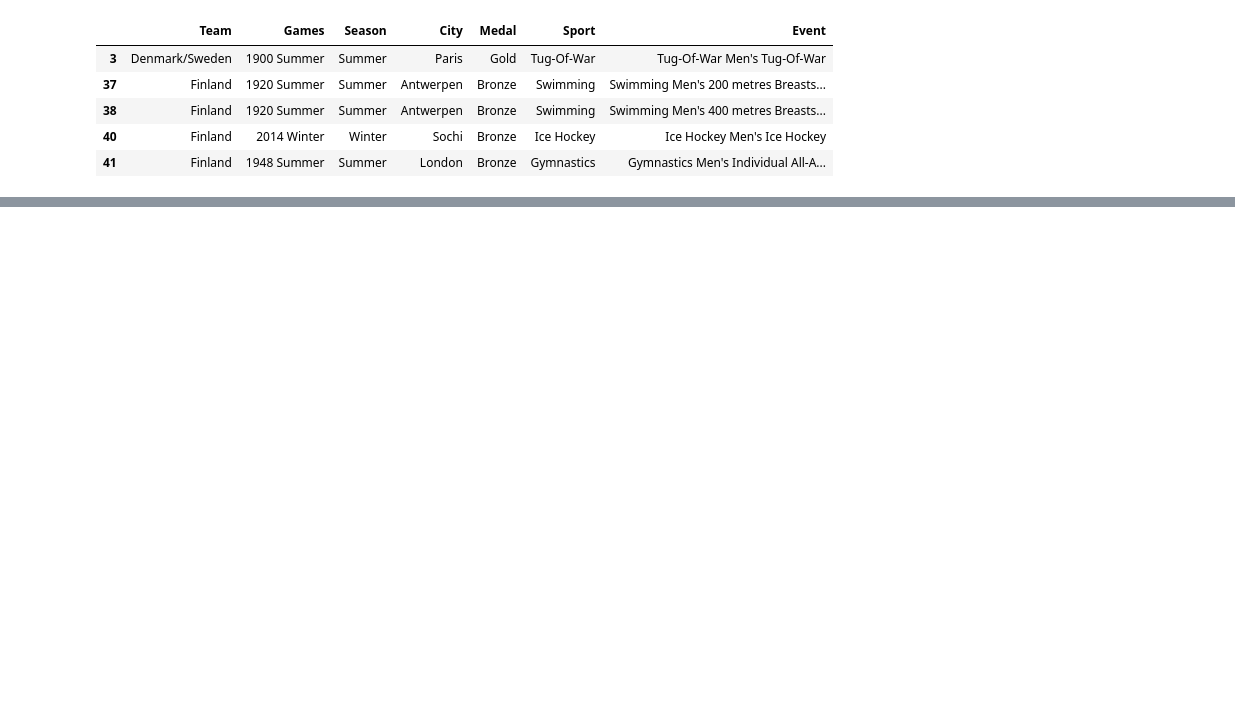
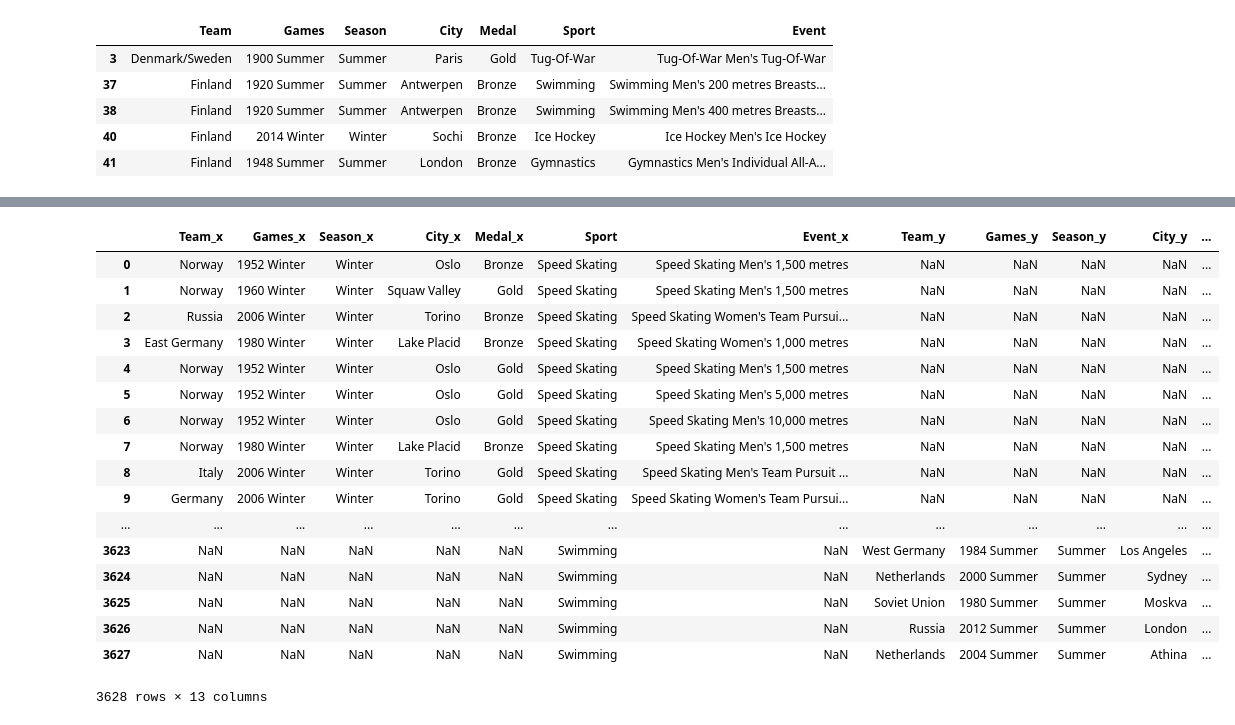
Before and after one commit to lwiggins32605/ETL-Project, a Jupyter notebook: 120 years of Olympic History.ipynb, the cells around one changed output, grey strips where cells are left out. Saved outputs shown, nothing was run; the diff lists cells and outputs as text; code cells hidden in the pictures; blank space fills up the shorter version.

```diff
--- a/120 years of Olympic History.ipynb
+++ b/120 years of Olympic History.ipynb
@@ -69,0 +108,3 @@ new_data_df.head()
+# %%
+swimming_data_df = new_data_df.loc[new_data_df["Sport"] == "Swimming", :]
+swimming_data_df.head()
@@ -69,0 +118,3 @@ new_data_df.head()
+# %%
+speed_skating_df = new_data_df.loc[new_data_df["Sport"] == "Speed Skating"]
+speed_skating_df.head()
@@ -69,0 +128,23 @@ new_data_df.head()
+# %%
+sport_merge = pd.merge(speed_skating_df, swimming_data_df,
+                       on="Sport", how="outer")
+sport_merge
+# %% [output]
+|  | Team_x | Games_x | Season_x | City_x | Medal_x | Sport | Event_x | Team_y | Games_y | Season_y | City_y | ... |
+| 0 | Norway | 1952 Winter | Winter | Oslo | Bronze | Speed Skating | Speed Skating Men's 1,500 metres | NaN | NaN | NaN | NaN | ... |
+| 1 | Norway | 1960 Winter | Winter | Squaw Valley | Gold | Speed Skating | Speed Skating Men's 1,500 metres | NaN | NaN | NaN | NaN | ... |
+| 2 | Russia | 2006 Winter | Winter | Torino | Bronze | Speed Skating | Speed Skating Women's Team Pursui... | NaN | NaN | NaN | NaN | ... |
+| 3 | East Germany | 1980 Winter | Winter | Lake Placid | Bronze | Speed Skating | Speed Skating Women's 1,000 metres | NaN | NaN | NaN | NaN | ... |
+| 4 | Norway | 1952 Winter | Winter | Oslo | Gold | Speed Skating | Speed Skating Men's 1,500 metres | NaN | NaN | NaN | NaN | ... |
+| 5 | Norway | 1952 Winter | Winter | Oslo | Gold | Speed Skating | Speed Skating Men's 5,000 metres | NaN | NaN | NaN | NaN | ... |
+| 6 | Norway | 1952 Winter | Winter | Oslo | Gold | Speed Skating | Speed Skating Men's 10,000 metres | NaN | NaN | NaN | NaN | ... |
+| 7 | Norway | 1980 Winter | Winter | Lake Placid | Bronze | Speed Skating | Speed Skating Men's 1,500 metres | NaN | NaN | NaN | NaN | ... |
+| 8 | Italy | 2006 Winter | Winter | Torino | Gold | Speed Skating | Speed Skating Men's Team Pursuit ... | NaN | NaN | NaN | NaN | ... |
+| 9 | Germany | 2006 Winter | Winter | Torino | Gold | Speed Skating | Speed Skating Women's Team Pursui... | NaN | NaN | NaN | NaN | ... |
+| ... | ... | ... | ... | ... | ... | ... | ... | ... | ... | ... | ... | ... |
+| 3623 | NaN | NaN | NaN | NaN | NaN | Swimming | NaN | West Germany | 1984 Summer | Summer | Los Angeles | ... |
+| 3624 | NaN | NaN | NaN | NaN | NaN | Swimming | NaN | Netherlands | 2000 Summer | Summer | Sydney | ... |
+| 3625 | NaN | NaN | NaN | NaN | NaN | Swimming | NaN | Soviet Union | 1980 Summer | Summer | Moskva | ... |
+| 3626 | NaN | NaN | NaN | NaN | NaN | Swimming | NaN | Russia | 2012 Summer | Summer | London | ... |
+| 3627 | NaN | NaN | NaN | NaN | NaN | Swimming | NaN | Netherlands | 2004 Summer | Summer | Athina | ... |
+3628 rows × 13 columns
```
Also changed, not shown: parts of 5 cells of this notebook.
